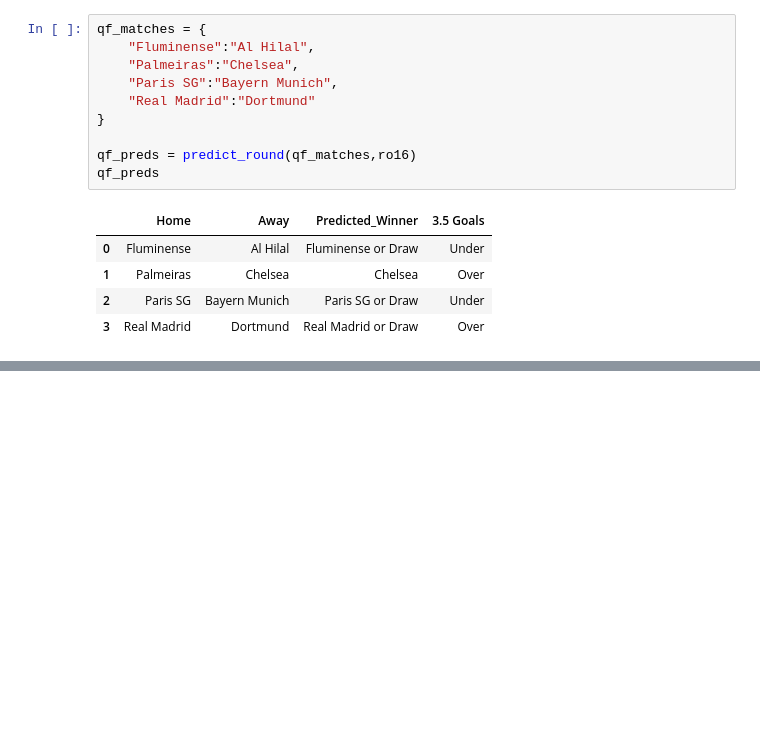
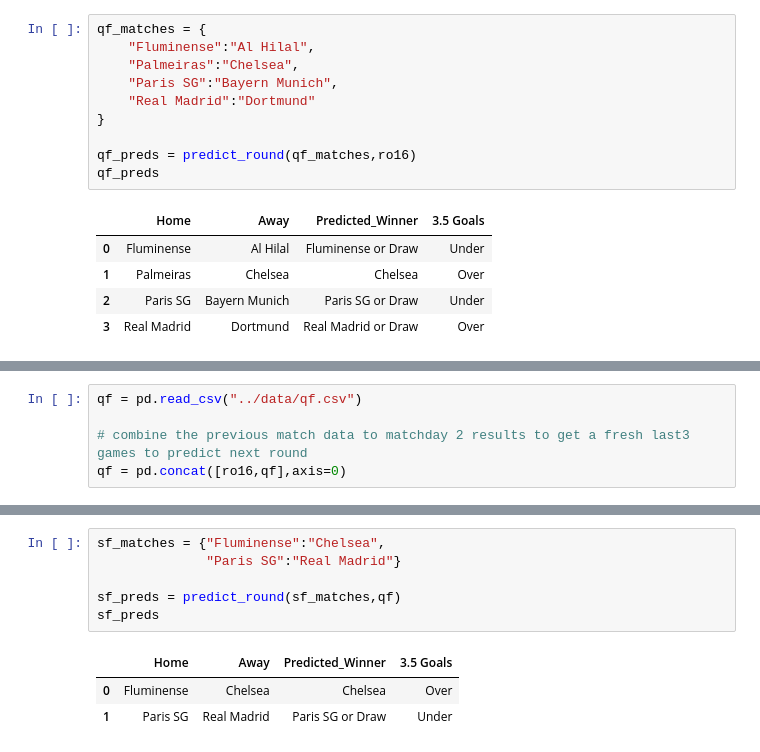
Before and after one commit to kushlalwani/CWCPredictions, a Jupyter notebook: notebooks/Tournament_Predictions.ipynb, the cells around one changed output, grey strips where cells are left out. Saved outputs shown, nothing was run; the diff lists cells and outputs as text; blank space fills up the shorter version.

```diff
--- a/notebooks/Tournament_Predictions.ipynb
+++ b/notebooks/Tournament_Predictions.ipynb
@@ -993,0 +999,5 @@ qf_preds
+# %%
+qf = pd.read_csv("../data/qf.csv")
+
+# combine the previous match data to matchday 2 results to get a fresh last3 games to predict next round
+qf = pd.concat([ro16,qf],axis=0)
@@ -993,0 +1011,10 @@ qf_preds
+# %%
+sf_matches = {"Fluminense":"Chelsea",
+              "Paris SG":"Real Madrid"}
+
+sf_preds = predict_round(sf_matches,qf)
+sf_preds
+# %% [output]
+|  | Home | Away | Predicted_Winner | 3.5 Goals |
+| 0 | Fluminense | Chelsea | Chelsea | Over |
+| 1 | Paris SG | Real Madrid | Paris SG or Draw | Under |
```
Also changed, not shown: parts of 4 cells of this notebook, 2 other files.
